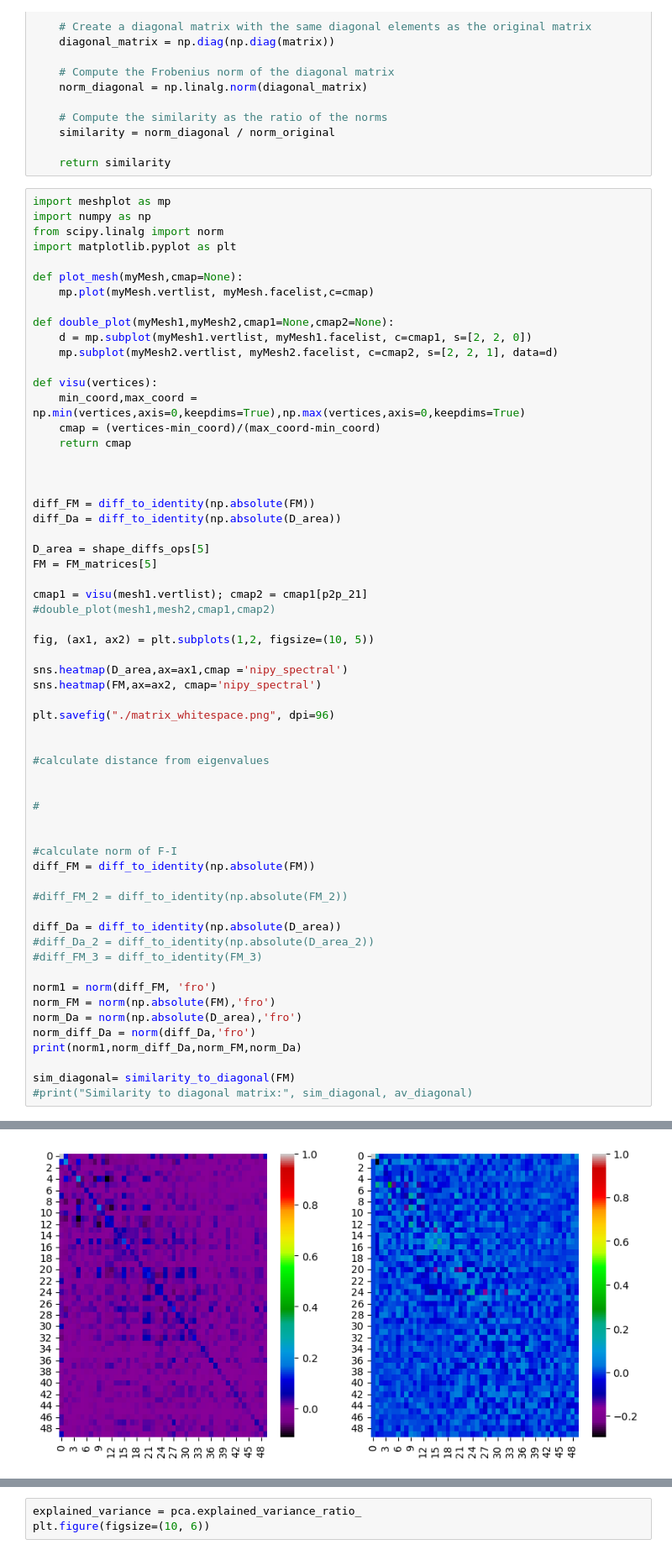
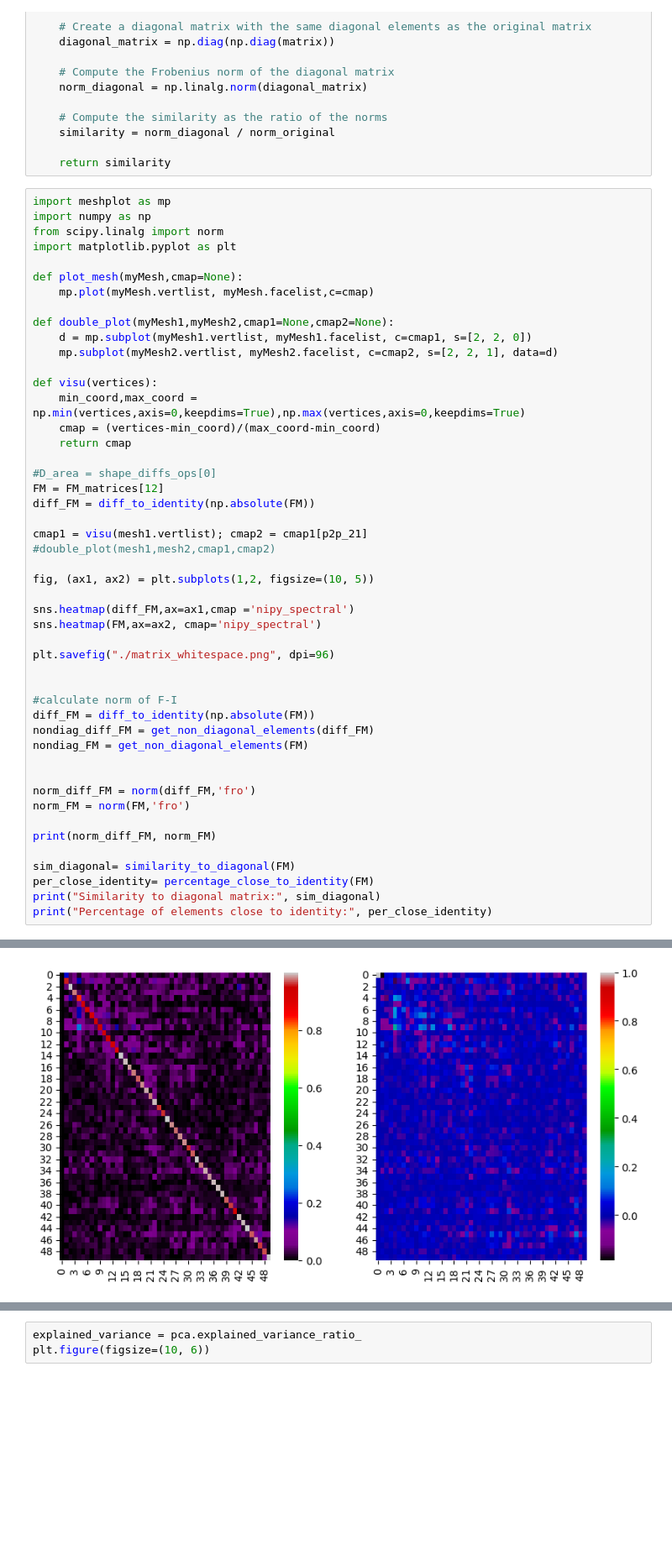
Before and after one commit to PDBe-KB/pdbe_shape_retrieval, a Jupyter notebook: shape_utils/example-shape.ipynb, the cells around one changed output, grey strips where cells are left out. Shown at 84% size. Saved outputs shown, nothing was run; the diff lists cells and outputs as text; blank space fills up the shorter version.

```diff
--- a/shape_utils/example-shape.ipynb
+++ b/shape_utils/example-shape.ipynb
@@ -170,46 +249,34 @@ def visu(vertices):
     cmap = (vertices-min_coord)/(max_coord-min_coord)
     return cmap
 
-
-
+#D_area = shape_diffs_ops[0]
+FM = FM_matrices[12]
 diff_FM = diff_to_identity(np.absolute(FM))
-diff_Da = diff_to_identity(np.absolute(D_area))
-
-D_area = shape_diffs_ops[5]
-FM = FM_matrices[5]
 
 cmap1 = visu(mesh1.vertlist); cmap2 = cmap1[p2p_21]
 #double_plot(mesh1,mesh2,cmap1,cmap2)
 
 fig, (ax1, ax2) = plt.subplots(1,2, figsize=(10, 5))
 
-sns.heatmap(D_area,ax=ax1,cmap ='nipy_spectral')
+sns.heatmap(diff_FM,ax=ax1,cmap ='nipy_spectral')
 sns.heatmap(FM,ax=ax2, cmap='nipy_spectral')
 
 plt.savefig("./matrix_whitespace.png", dpi=96)
 
 
-#calculate distance from eigenvalues
+#calculate norm of F-I
+diff_FM = diff_to_identity(np.absolute(FM))
+nondiag_diff_FM = get_non_diagonal_elements(diff_FM)
+nondiag_FM = get_non_diagonal_elements(FM)
 
 
-#
+norm_diff_FM = norm(diff_FM,'fro')
+norm_FM = norm(FM,'fro')
 
-
-#calculate norm of F-I
-diff_FM = diff_to_identity(np.absolute(FM))
-
-#diff_FM_2 = diff_to_identity(np.absolute(FM_2))
-
-diff_Da = diff_to_identity(np.absolute(D_area))
-#diff_Da_2 = diff_to_identity(np.absolute(D_area_2))
-#diff_FM_3 = diff_to_identity(FM_3)
-
-norm1 = norm(diff_FM, 'fro')
-norm_FM = norm(np.absolute(FM),'fro')
-norm_Da = norm(np.absolute(D_area),'fro')
-norm_diff_Da = norm(diff_Da,'fro')
-print(norm1,norm_diff_Da,norm_FM,norm_Da)
+print(norm_diff_FM, norm_FM)
 
 sim_diagonal= similarity_to_diagonal(FM)
-#print("Similarity to diagonal matrix:", sim_diagonal, av_diagonal)
+per_close_identity= percentage_close_to_identity(FM)
+print("Similarity to diagonal matrix:", sim_diagonal)
+print("Percentage of elements close to identity:", per_close_identity)
 # %% [output]
@@ -217,4 +286,4 @@ sim_diagonal= similarity_to_diagonal(FM)
-[figure, old version]
+[figure, new version]
 # %%
 import meshplot as mp
 import numpy as np
```
Also changed, not shown: parts of 6 cells of this notebook, 10 other files.
